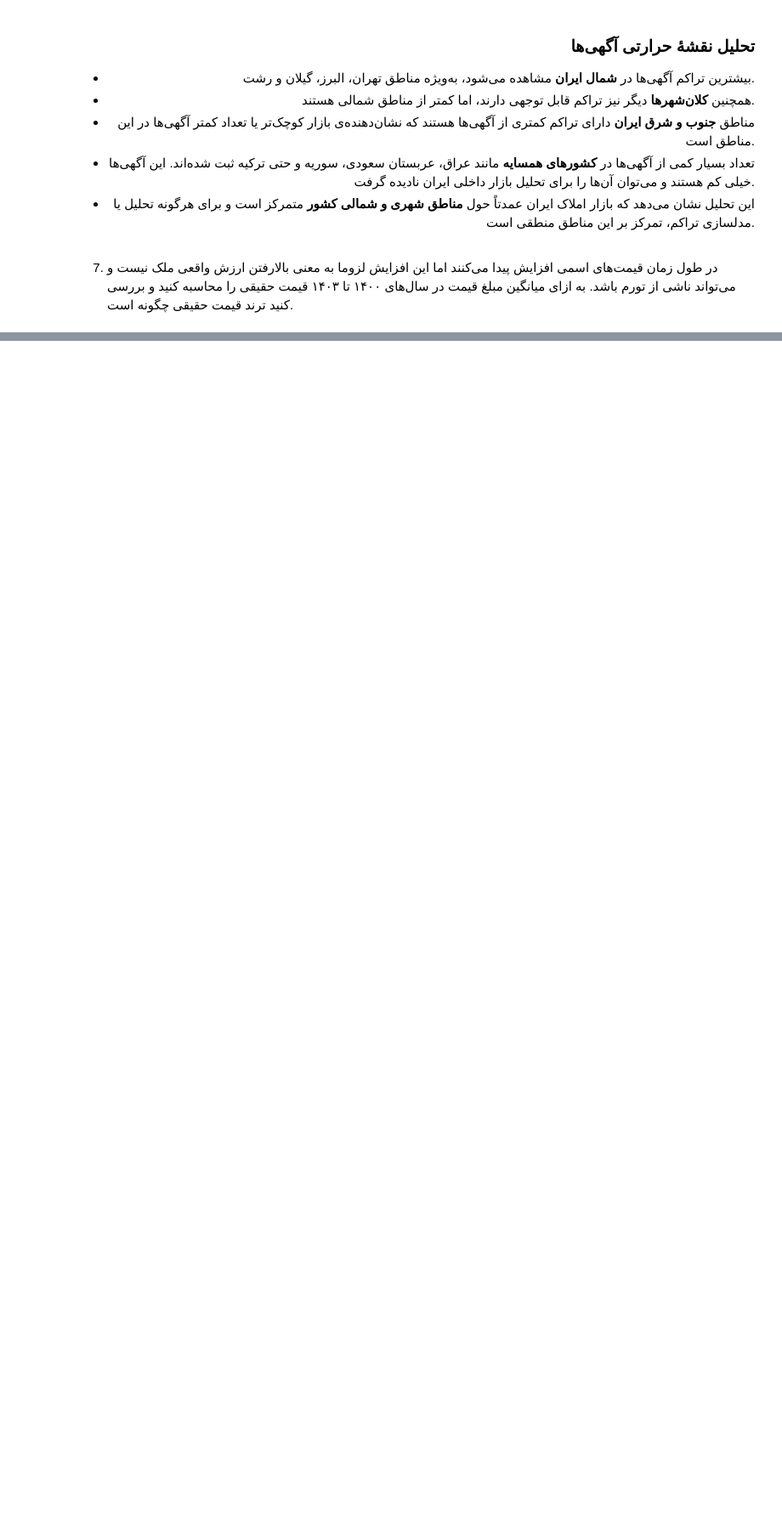
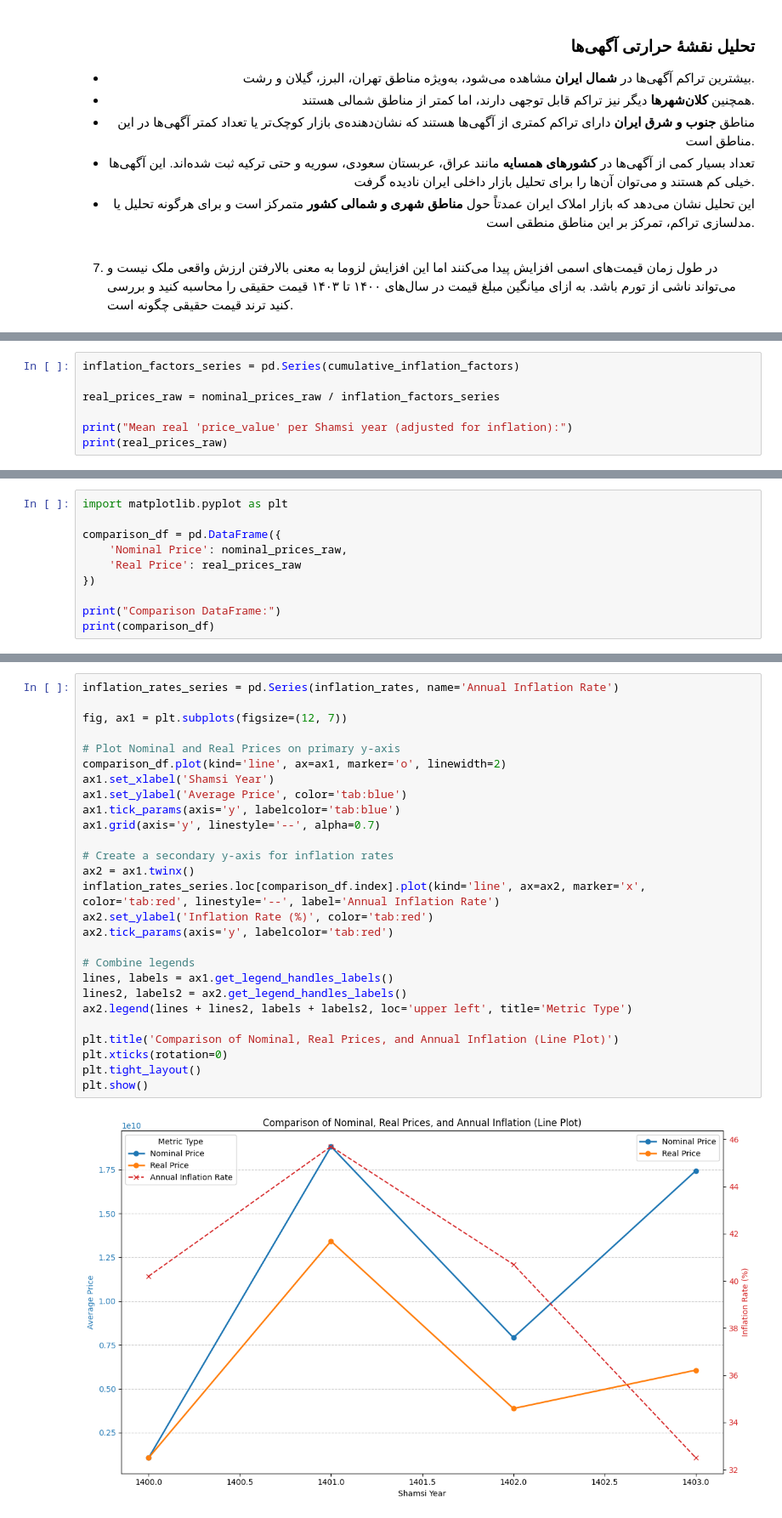
Before and after one commit to Navidbyti/real-estate-ml-project, a Jupyter notebook: 1-Questions/questions-final.ipynb, the cells around one changed output, grey strips where cells are left out. Shown: that part at 85% size. Drawn from its saved outputs; the diff is of its cells as text; blank space fills up the shorter version.

```diff
--- a/1-Questions/questions-final.ipynb
+++ b/1-Questions/questions-final.ipynb
@@ -129,0 +253,7 @@ df_divar = pd.read_csv("C:\Users\Memari\Downloads\Divar.csv")
+# %%
+inflation_factors_series = pd.Series(cumulative_inflation_factors)
+
+real_prices_raw = nominal_prices_raw / inflation_factors_series
+
+print("Mean real 'price_value' per Shamsi year (adjusted for inflation):")
+print(real_prices_raw)
@@ -129,0 +296,10 @@ df_divar = pd.read_csv("C:\Users\Memari\Downloads\Divar.csv")
+# %%
+import matplotlib.pyplot as plt
+
+comparison_df = pd.DataFrame({
+    'Nominal Price': nominal_prices_raw,
+    'Real Price': real_prices_raw
+})
+
+print("Comparison DataFrame:")
+print(comparison_df)
@@ -129,0 +314,29 @@ df_divar = pd.read_csv("C:\Users\Memari\Downloads\Divar.csv")
+# %%
+inflation_rates_series = pd.Series(inflation_rates, name='Annual Inflation Rate')
+
+fig, ax1 = plt.subplots(figsize=(12, 7))
+
+# Plot Nominal and Real Prices on primary y-axis
+comparison_df.plot(kind='line', ax=ax1, marker='o', linewidth=2)
+ax1.set_xlabel('Shamsi Year')
+ax1.set_ylabel('Average Price', color='tab:blue')
+ax1.tick_params(axis='y', labelcolor='tab:blue')
+ax1.grid(axis='y', linestyle='--', alpha=0.7)
+
+# Create a secondary y-axis for inflation rates
+ax2 = ax1.twinx()
+inflation_rates_series.loc[comparison_df.index].plot(kind='line', ax=ax2, marker='x', color='tab:red', linestyle='--', label='Annual Inflation Rate')
+ax2.set_ylabel('Inflation Rate (%)', color='tab:red')
+ax2.tick_params(axis='y', labelcolor='tab:red')
+
+# Combine legends
+lines, labels = ax1.get_legend_handles_labels()
+lines2, labels2 = ax2.get_legend_handles_labels()
+ax2.legend(lines + lines2, labels + labels2, loc='upper left', title='Metric Type')
+
+plt.title('Comparison of Nominal, Real Prices, and Annual Inflation (Line Plot)')
+plt.xticks(rotation=0)
+plt.tight_layout()
+plt.show()
+# %% [output]
+[figure, added]
```
Also changed, not shown: parts of 21 cells of this notebook, 1 other file.
